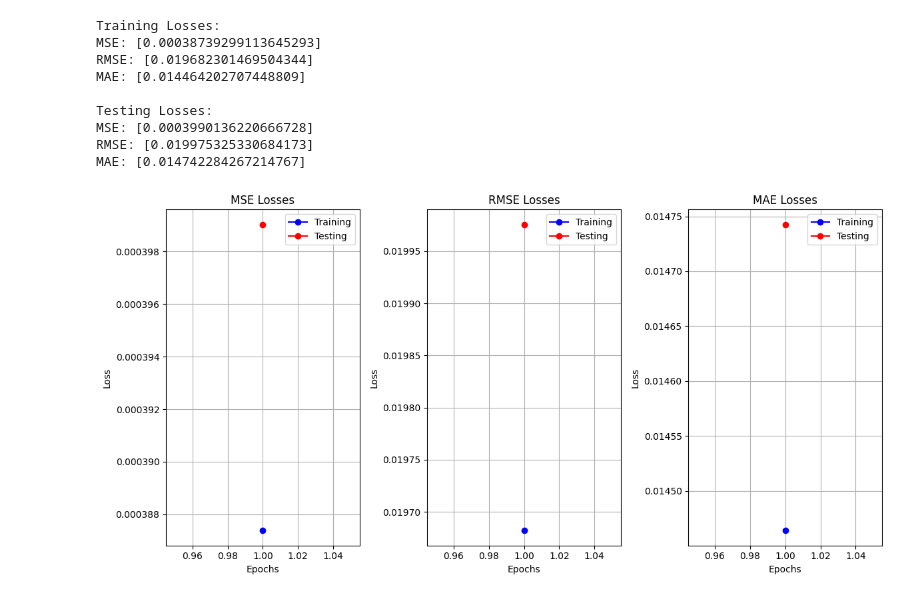
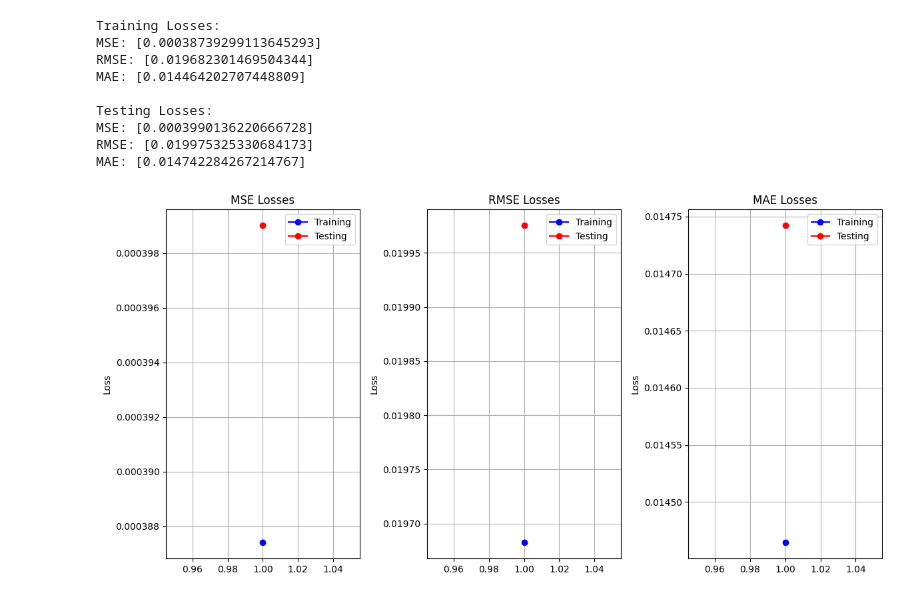
Before and after one commit to neerajcodes888/A-Novel-Used-Car-Price-Prediction-Model-Based-on-LinDenoise, a Jupyter notebook: project.ipynb, the cells around one changed output. Drawn from its saved outputs; the diff is of its cells as text; code cells hidden in the pictures.

```diff
--- a/project.ipynb
+++ b/project.ipynb
@@ -1175,29 +1175,29 @@ MAE: [0.014742284267214767]
 # %%
 import matplotlib.pyplot as plt
 import numpy as np
 
 # Extract training and testing losses
 training_losses = model.training_losses
 testing_losses = model.testing_losses
 metrics = list(training_losses.keys())
 
 # Generate x-axis values (epochs or any other indicator)
 epochs = np.arange(1, len(training_losses['MSE']) + 1)
 
 # Plot training and testing losses separately for each metric
 plt.figure(figsize=(12, 6))
 
 for i, metric in enumerate(metrics):
     plt.subplot(1, 3, i + 1)
     plt.plot(epochs, training_losses[metric], marker='o', linestyle='-', color='b', label='Training')
     plt.plot(epochs, testing_losses[metric], marker='o', linestyle='-', color='r', label='Testing')
     plt.title(f'{metric} Losses')
-    plt.xlabel('Epochs')
+
     plt.ylabel('Loss')
     plt.legend()
     plt.grid(True)
 
 plt.tight_layout()
 plt.show()
 # %% [output]
-[figure, old version]
+[figure, new version]
```
